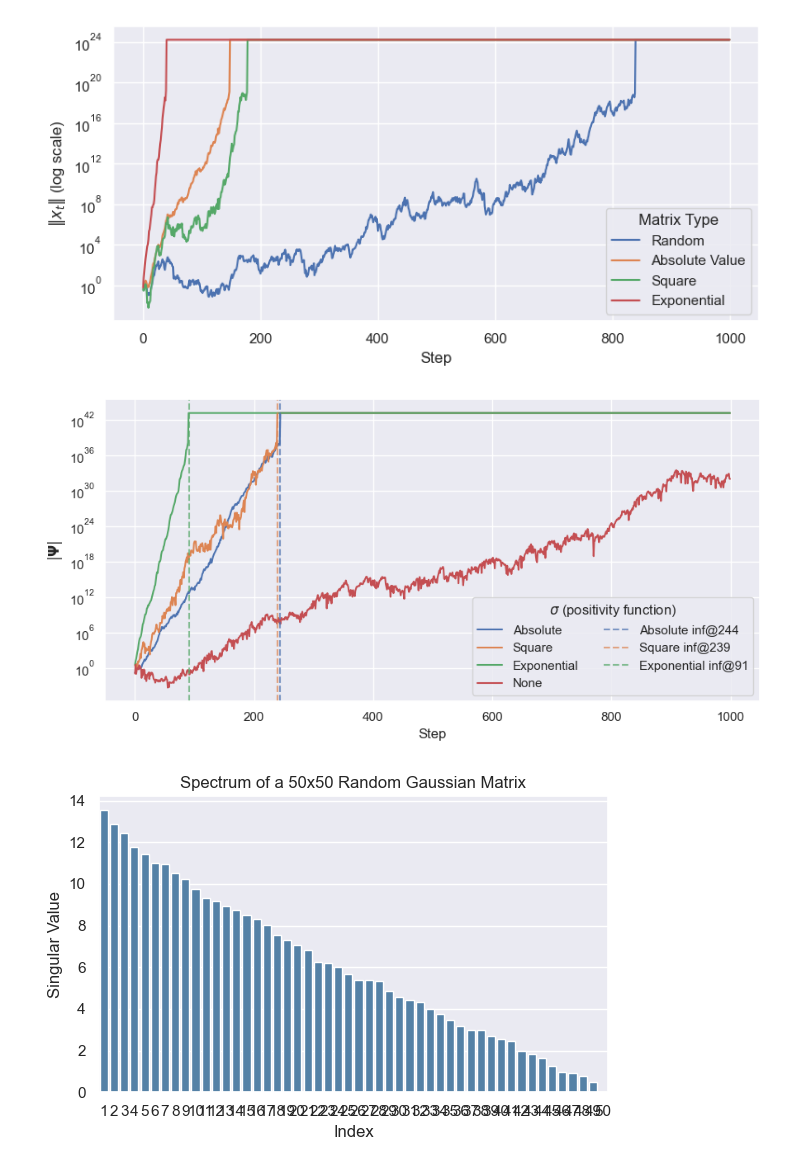
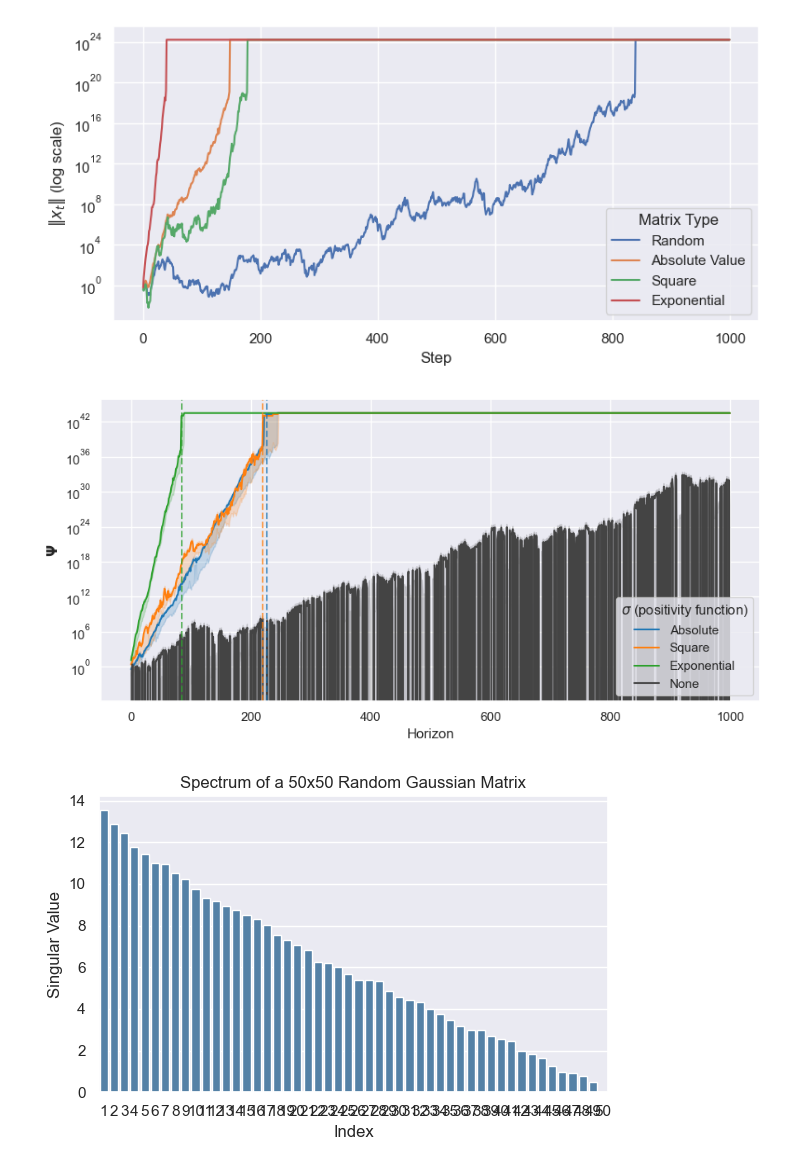
Before and after one commit to marawangamal/ptn, a Jupyter notebook: scripts/results.ipynb, the cells around one changed output. Drawn from its saved outputs; the diff is of its cells as text; code cells hidden in the pictures.

```diff
--- a/scripts/results.ipynb
+++ b/scripts/results.ipynb
@@ -265,8 +265,8 @@ N_VAL = 10
 
 # Plot
 ranks = [2]
-# horizons = [100, 120, 130, 256, 512, 1024]
-horizons = [128, 256]
+horizons = [100, 120, 130]
+# horizons = [128, 256]
 seeds = [0, 42, 84]
 d_models = [10]
 d_outputs = [2]
@@ -736,51 +821,60 @@ plt.show()
 import torch, numpy as np, pandas as pd, seaborn as sns, matplotlib.pyplot as plt
 from collections import OrderedDict
 
 torch.manual_seed(42); np.random.seed(42)
 
 EXPS = [
     ("Absolute",     lambda W: W.abs()),
     ("Square",       lambda W: W.square()),
     ("Exponential",  lambda W: W.exp()),
-    ("None",       lambda W: W),
+    ("None",         lambda W: W),  # special case
 ]
 
 T, D = 1000, 2
 rows, inf_at = [], {}
 
-for name, fn in EXPS:
-    alpha, beta, hit = torch.randn(D), torch.randn(D), False
-    for t in range(T):
-        if not hit:
-            beta = torch.mv(fn(torch.randn(D, D)), beta)
-            hit = not torch.isfinite(beta).all()
-            if hit: inf_at[name] = t
-        psi = float("inf") if hit else float(torch.dot(alpha, beta))
-        rows.append({"Step": t, "Matrix Type": name, "psi": abs(psi)})
+for seed in [0, 42, 84]:
+    for name, fn in EXPS:
+        alpha, beta, hit = fn(torch.randn(D)), fn(torch.randn(D)), False
+        for t in range(T):
+            if not hit:
+                beta = torch.mv(fn(torch.randn(D, D)), beta)
+                hit = not torch.isfinite(beta).all()
+                if hit: inf_at[name] = t
+            psi = float("inf") if hit else float(torch.dot(alpha, beta))
+            rows.append({"Step": t, "$\\sigma$ (positivity function)": name, "psi": psi})
 
 df = pd.DataFrame(rows)
 finite = df[np.isfinite(df["psi"])]["psi"]
 cap = (finite.max() if not finite.empty else 1.0) * 1e5
 df["psi"] = df["psi"].replace([np.inf], cap)
 
+# Build custom palette: softer black (dark gray) for "None"
+base_colors = sns.color_palette("tab10", len(EXPS))
+palette = {name: base_colors[i] for i, (name, _) in enumerate(EXPS)}
+palette["None"] = "#444444"
+
 sns.set_theme()
 plt.figure(figsize=(9, 4.5))
-ax = sns.lineplot(data=df, x="Step", y="psi", hue="Matrix Type")
+ax = sns.lineplot(data=df, x="Step", y="psi", hue="$\\sigma$ (positivity function)", palette=palette)
 plt.yscale("log")
-plt.xlabel("Step")
-plt.ylabel(r"$|\mathbf{\Psi}|$")
+plt.xlabel("Horizon")
+plt.ylabel(r"$\mathbf{\Psi}$")
 
-palette = sns.color_palette()
-for i, (name, _) in enumerate(EXPS):
+# vertical lines for inf
+for (name, _), color in zip(EXPS, [palette[n] for n, _ in EXPS]):
     if name in inf_at:
-        plt.axvline(inf_at[name], color=palette[i], ls="--", alpha=0.7, label=f"{name} inf@{inf_at[name]}")
+        plt.axvline(inf_at[name], color=color, ls="--", alpha=0.7, label=f"{name} inf@{inf_at[name]}")
 
+# dedupe legend
 h, l = ax.get_legend_handles_labels()
 uniq = OrderedDict(zip(l, h))
-ax.legend(uniq.values(), uniq.keys(), title="$\\sigma$ (positivity function)", ncol=2)
+# ax.legend(uniq.values(), uniq.keys(), title="$\\sigma$ (positivity function)", ncol=2)
+# ax.legend(title="$\\sigma$ (positivity function)")
+
 plt.tight_layout(); plt.show()
 # %% [output]
-[figure, old version]
+[figure, new version]
 # %%
 import torch
 import seaborn as sns
```
Also changed, not shown: parts of 5 cells of this notebook, 10 other files.
